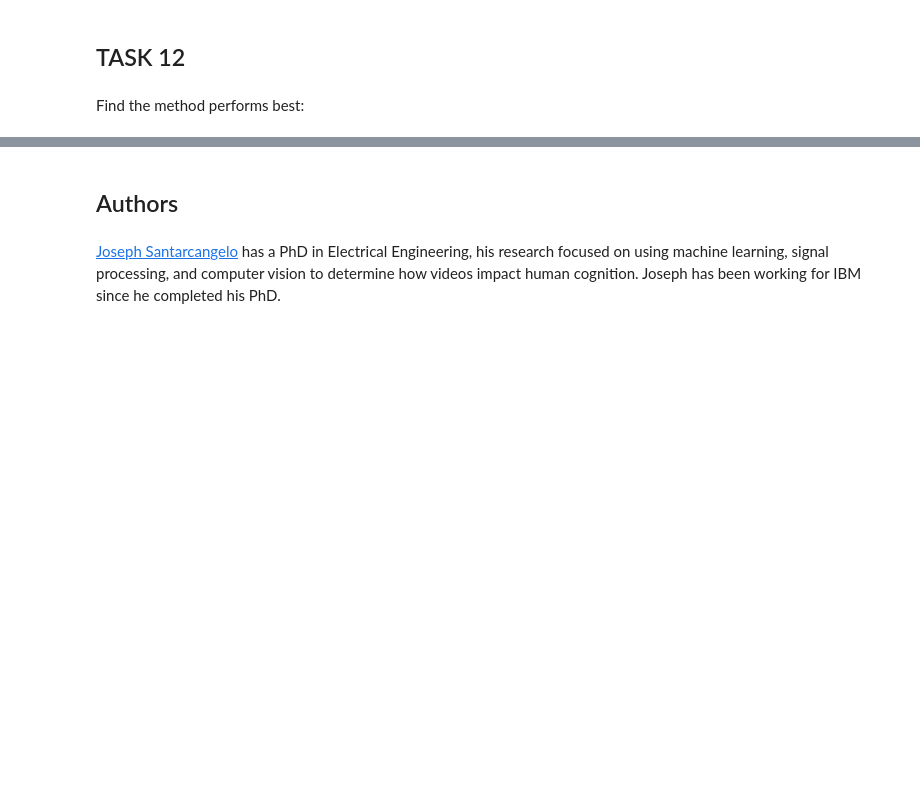
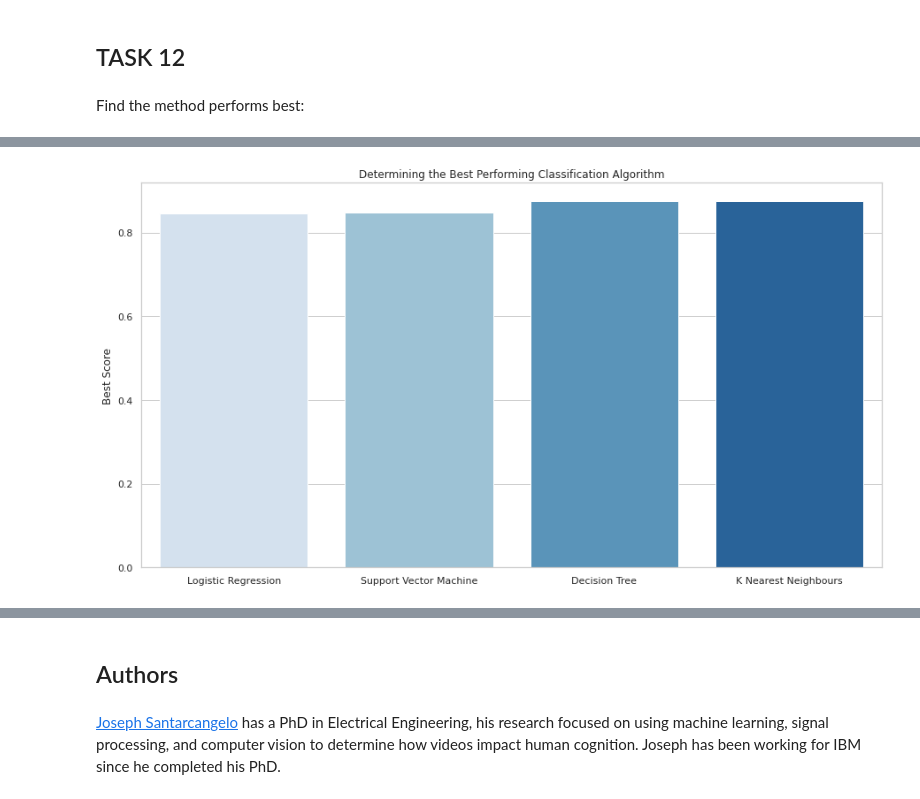
Before and after one commit to kepco123/IBM_Data_Science_Professional, a Jupyter notebook: 4_SpaceX_Machine_Learning_Prediction_Part_5.ipynb, the cells around one changed output, grey strips where cells are left out. Saved outputs shown, nothing was run; the diff lists cells and outputs as text; code cells hidden in the pictures; blank space fills up the shorter version.

```diff
--- a/4_SpaceX_Machine_Learning_Prediction_Part_5.ipynb
+++ b/4_SpaceX_Machine_Learning_Prediction_Part_5.ipynb
@@ -323,0 +324,10 @@ df
+# %%
+sns.set(style="whitegrid")
+
+plt.figure(figsize=(15,8))
+sns.barplot(x=algorithms, y=best_scores, palette="Blues")
+plt.title("Determining the Best Performing Classification Algorithm")
+plt.ylabel("Best Score")
+plt.show()
+# %% [output]
+[figure, added]
```
Also changed, not shown: parts of 7 cells of this notebook.
